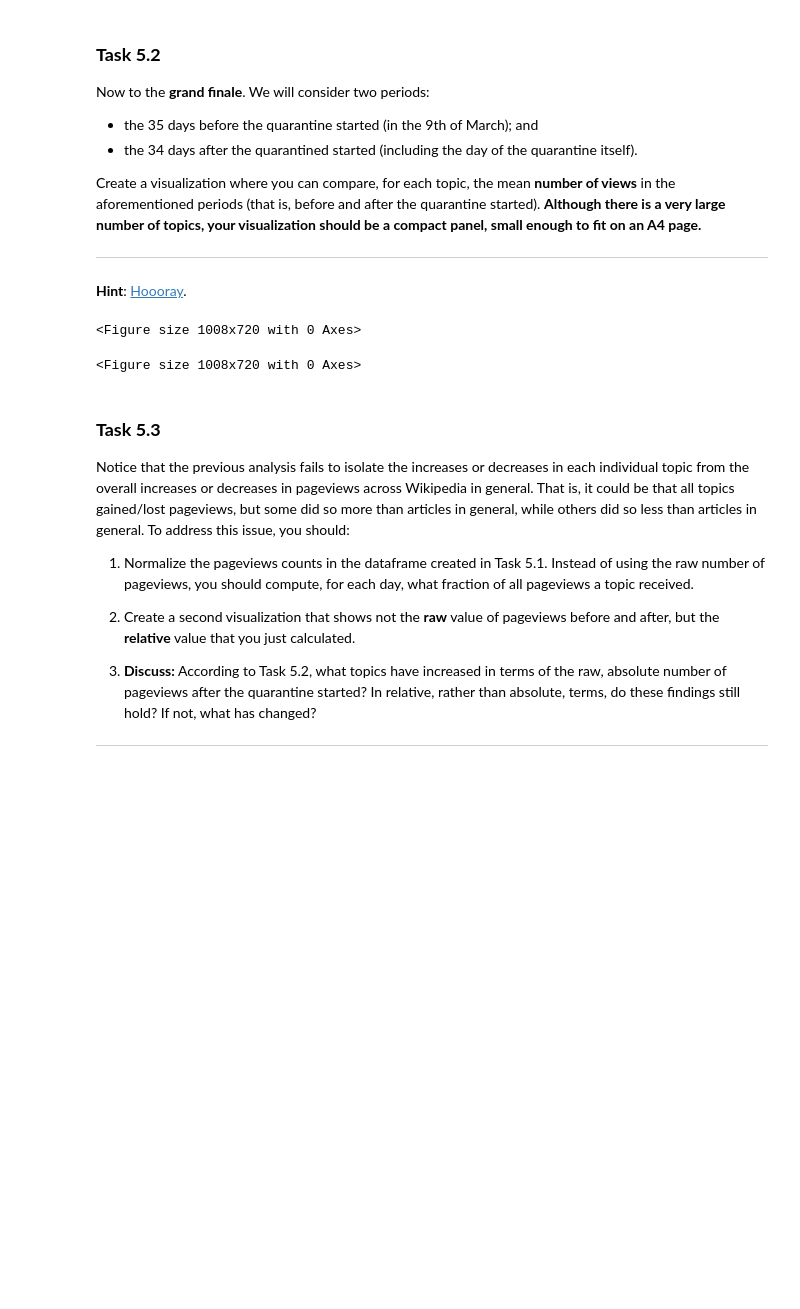
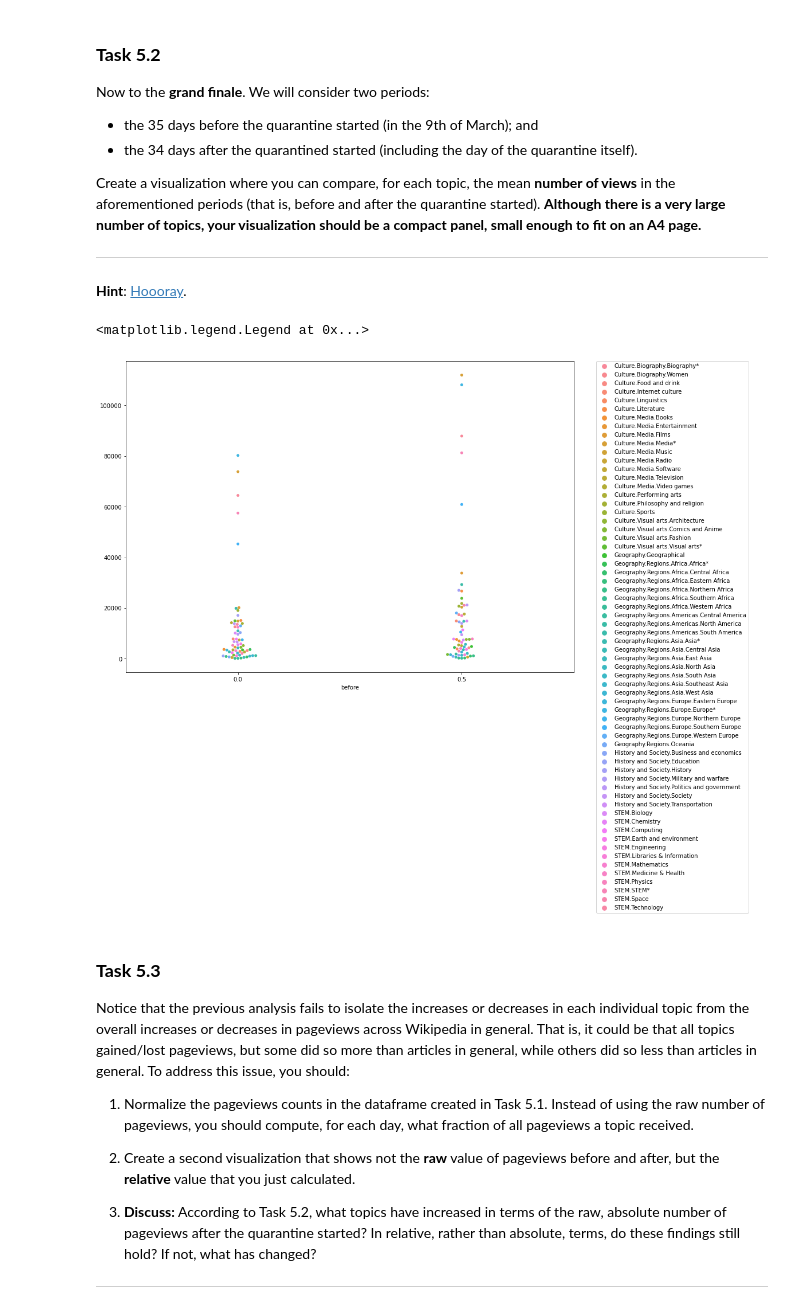
Before and after one commit to RazvanMocan/ADA, a Jupyter notebook: Homework/01 - Pandas Data Wrangling and Data Viz/hw1.ipynb, the cells around one changed output. Saved outputs shown, nothing was run; the diff lists cells and outputs as text; code cells hidden in the pictures; blank space fills up the shorter version.

```diff
--- a/Homework/01 - Pandas Data Wrangling and Data Viz/hw1.ipynb
+++ b/Homework/01 - Pandas Data Wrangling and Data Viz/hw1.ipynb
@@ -362,3 +573,18 @@ TOPICK      2019-01-02             2123
+# %%
+### ~ 5.1.1
+### Your code here! ###
+
+melted_topics = topics.melt(id_vars=['index'], value_vars=topics.columns[1:], var_name='topics')
+article_to_topic = melted_topics[melted_topics['value'] == True].drop(['value'], axis=1)
+
+article_to_topic['index'] = article_to_topic['index'].apply(lambda x: article_mappings_en_it[x])
+
+joined = articles.set_index('index').join(article_to_topic.set_index('index'))
+topic_view_sum = joined.groupby('topics').sum()
+
+topic_view_sum.index.name = None
+topic_view_sum['topics'] = topic_view_sum.index
+topics_views_per_date = topic_view_sum.melt(id_vars=['topics'], value_vars=topic_view_sum.columns[:-1], var_name='date', value_name='views')
 # %% [markdown]
 ### **Task 5.2**
 
@@ -371,15 +597,37 @@ Create a visualization where you can compare, for each topic, the mean **number
 ---
 
 **Hint**: [Hoooray](https://seaborn.pydata.org/examples/index.html).
+# %%
+def get_period_df(initial_df):
+    start = pd.to_datetime("2020-03-09 00:00:00")
+    df_copy = initial_df.copy()
+
+    df_copy['date'] = df_copy['date'].apply(lambda x: (pd.to_datetime(x) - start).days)
+    df_copy = df_copy[df_copy['date'].map(lambda x: -35 <= x <= 34)]
+    df_copy['before'] = df_copy['date'] < 0
+    df_copy = df_copy.drop('date', axis=1)
+    df_copy = df_copy.groupby(['topics', 'before']).mean()
+    df_copy = df_copy.reset_index()
+    df_copy['before'] = df_copy['before'].apply(lambda before: 0 if before else 0.5)
+    return df_copy
+# copy[copy['topics'] == 'Culture.Linguistics']
 # %%
 import seaborn as sns
 plt.figure(figsize=(14,10)) # change this if needed
 
 ### ~ 5.2
 ### Your code here! ###
+
+# Load the penguins dataset
+df = sns.load_dataset("penguins")
+copy = get_period_df(topics_views_per_date)
+# Draw a categorical scatterplot to show each observation
+ax = sns.swarmplot(data=copy, x="before", y="views", hue="topics")
+ax.set(ylabel="")
+ax.legend(bbox_to_anchor=(1.05, 1), loc=2, borderaxespad=0.)
 # %% [output]
-<Figure size 1008x720 with 0 Axes>
+<matplotlib.legend.Legend at 0x...>
-<Figure size 1008x720 with 0 Axes>
+[figure, added]
 # %% [markdown]
 ### **Task 5.3**
 
```
Also changed, not shown: parts of 27 cells of this notebook.
